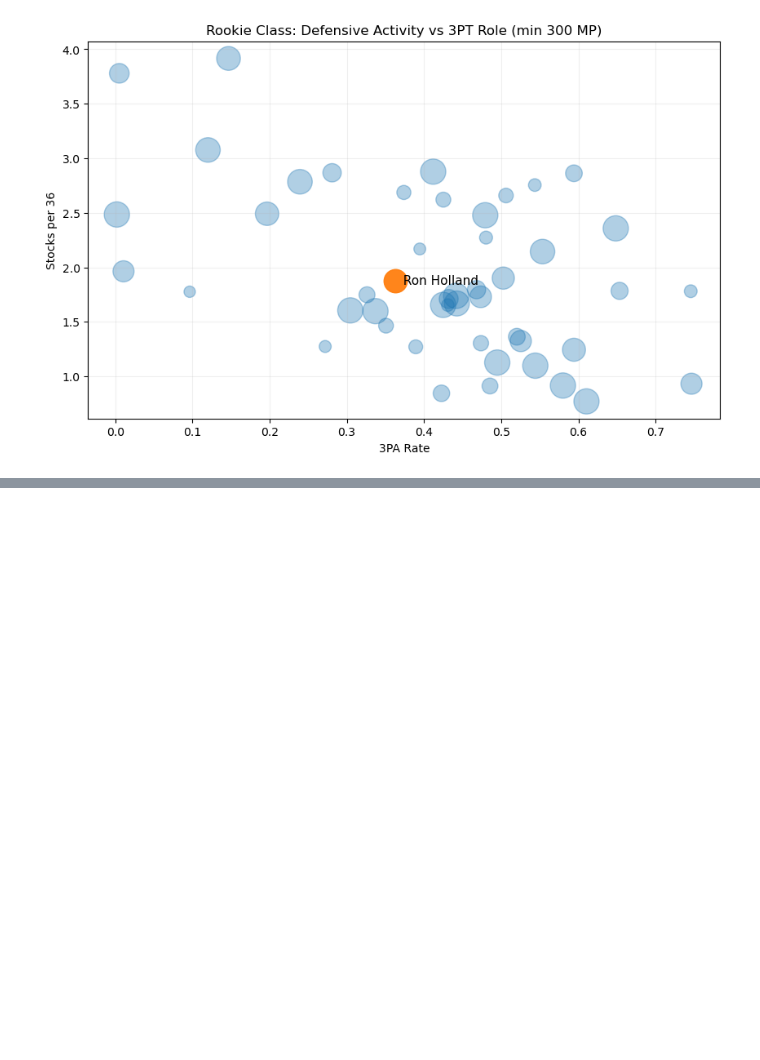
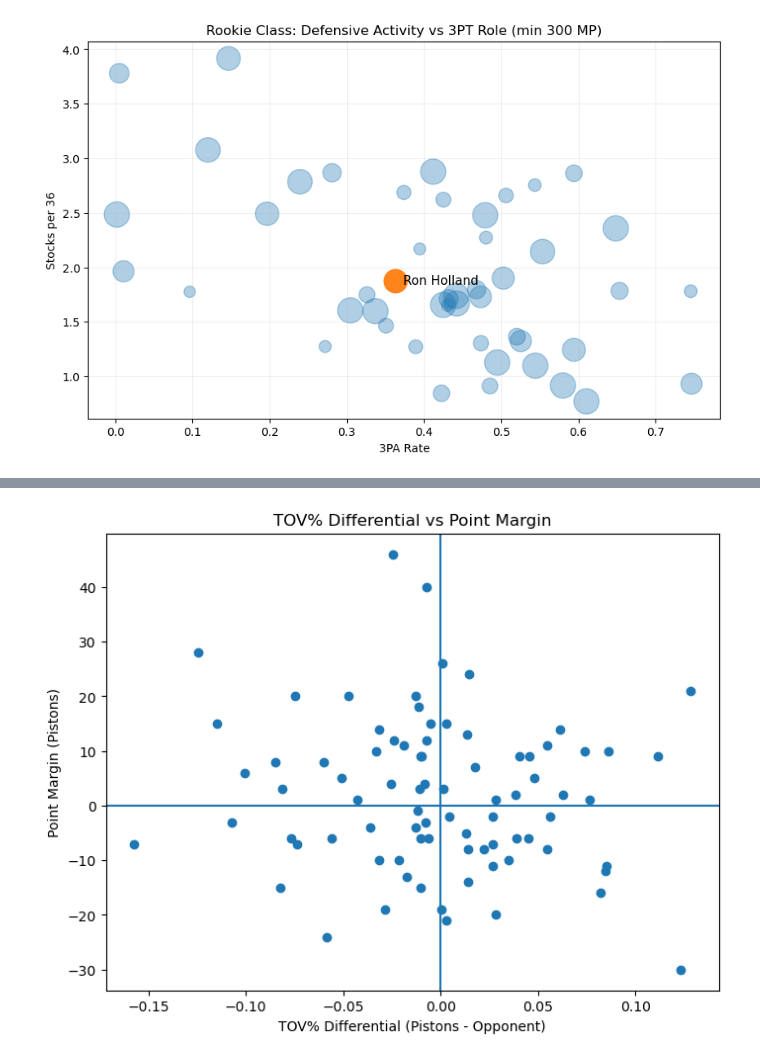
Before and after one commit to thejjserg/basketball-analytics, a Jupyter notebook: Projects/Final-Project.ipynb, the cells around one changed output, grey strips where cells are left out. Saved outputs shown, nothing was run; the diff lists cells and outputs as text; code cells hidden in the pictures; blank space fills up the shorter version.

```diff
--- a/Projects/Final-Project.ipynb
+++ b/Projects/Final-Project.ipynb
@@ -608,0 +729,17 @@ Saved chart to: Charts/rookie_holland_scatter.png
+# %%
+plt.figure(figsize=(8,6))
+plt.scatter(
+    games["TOV_Diff"],
+    games["Point_Margin"]
+)
+
+plt.axhline(0)
+plt.axvline(0)
+
+plt.xlabel("TOV% Differential (Pistons - Opponent)")
+plt.ylabel("Point Margin (Pistons)")
+plt.title("TOV% Differential vs Point Margin")
+
+plt.show()
+# %% [output]
+[figure, added]
```
Also changed, not shown: parts of 8 cells of this notebook, 7 other files.
